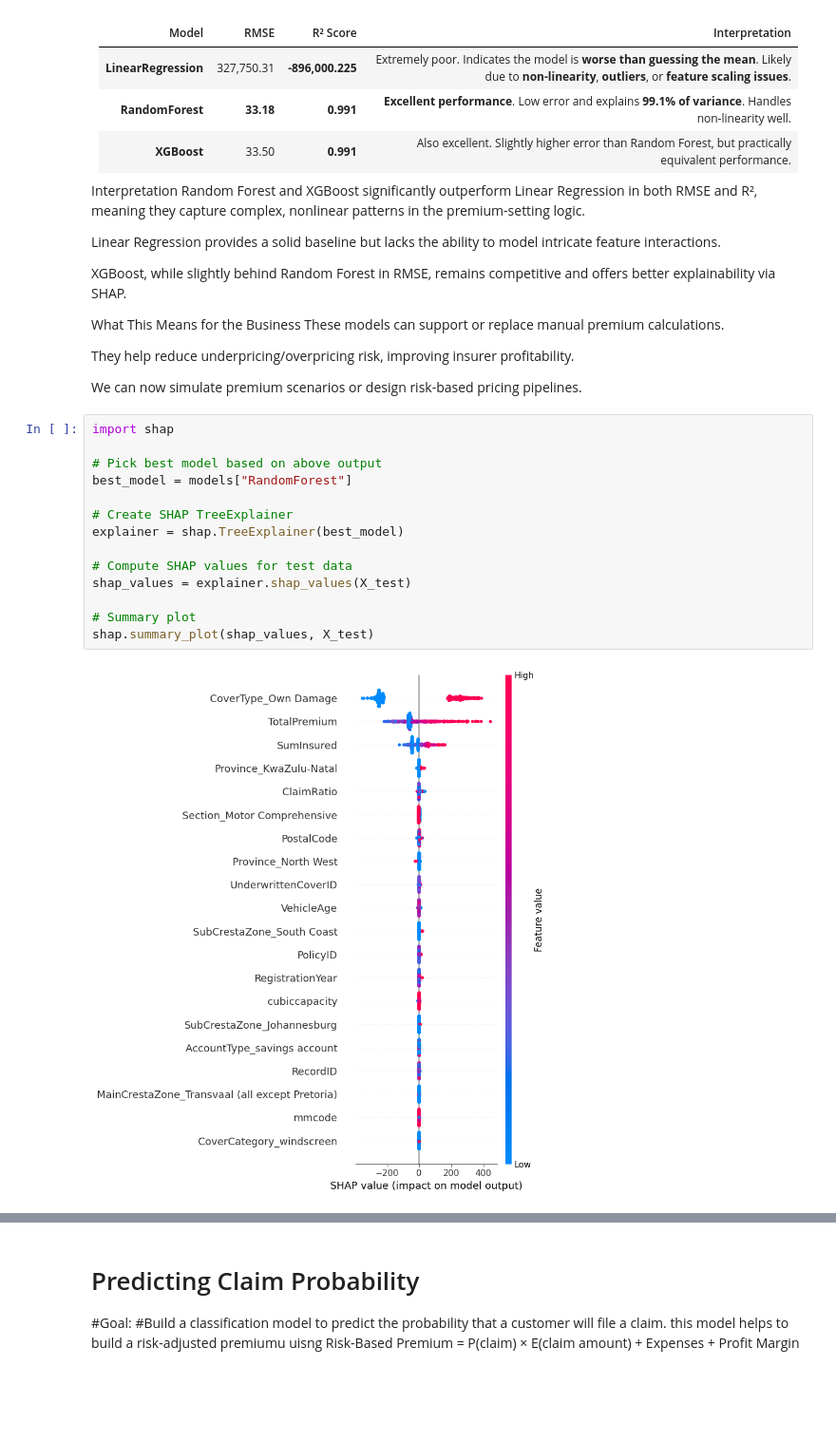
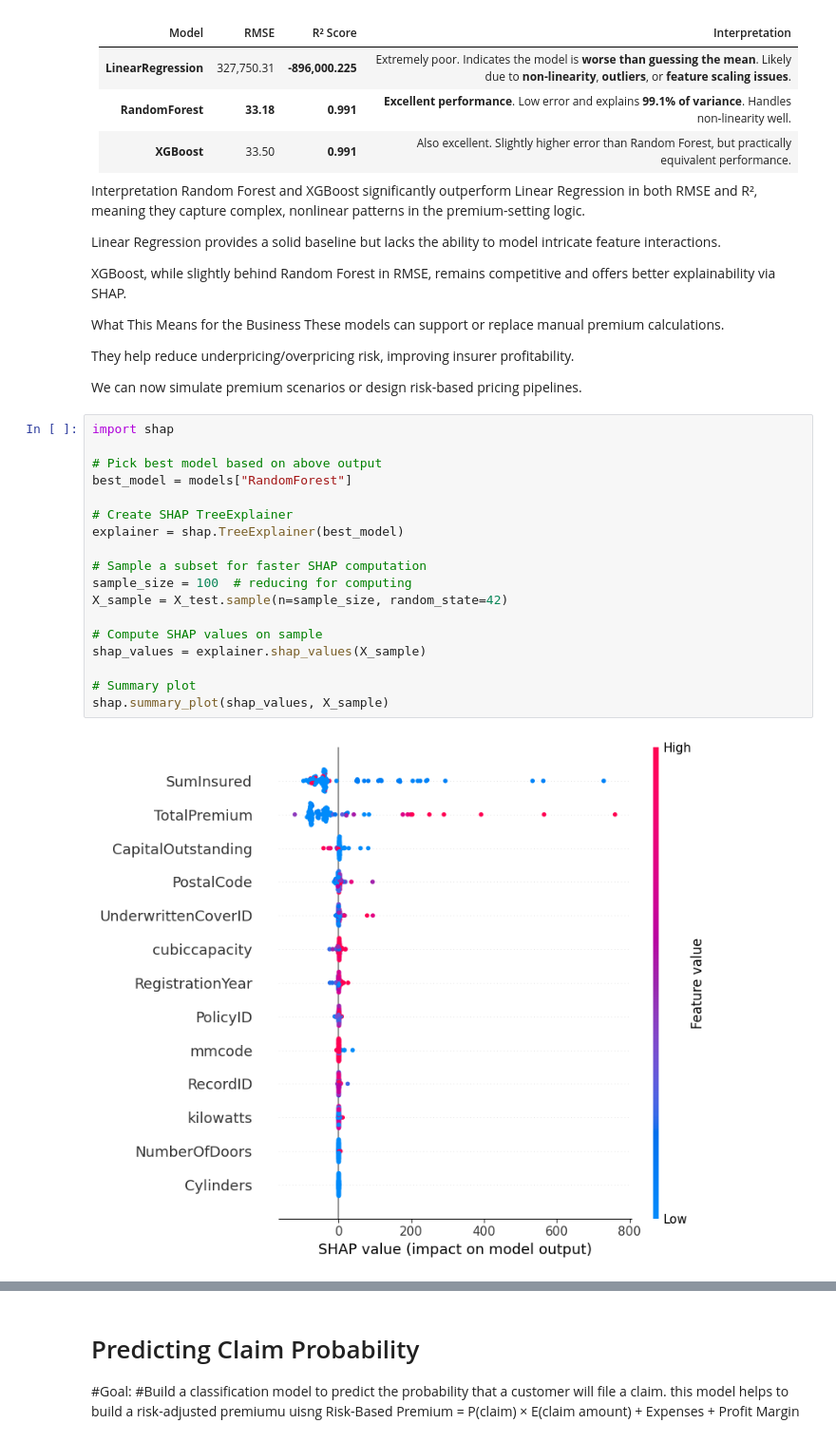
Before and after one commit to NuryeNigusMekonen/Insurance-Risk-Analytics---Predictive-Modeling-for-ACIS, a Jupyter notebook: notebooks/modeling.ipynb, the cells around one changed output, grey strips where cells are left out. Shown at 95% size. Saved outputs shown, nothing was run; the diff lists cells and outputs as text; blank space fills up the shorter version.

```diff
--- a/notebooks/modeling.ipynb
+++ b/notebooks/modeling.ipynb
@@ -277,22 +301,26 @@ These models can support or replace manual premium calculations.
 They help reduce underpricing/overpricing risk, improving insurer profitability.
 
 We can now simulate premium scenarios or design risk-based pricing pipelines.
-# %%
-import shap
-
-# Pick best model based on above output
-best_model = models["RandomForest"]
-
-# Create SHAP TreeExplainer
-explainer = shap.TreeExplainer(best_model)
-
-# Compute SHAP values for test data
-shap_values = explainer.shap_values(X_test)
-
-# Summary plot
-shap.summary_plot(shap_values, X_test)
-# %% [output]
-[figure, removed]
+# %%
+import shap
+
+# Pick best model based on above output
+best_model = models["RandomForest"]
+
+# Create SHAP TreeExplainer
+explainer = shap.TreeExplainer(best_model)
+
+# Sample a subset for faster SHAP computation
+sample_size = 100  # reducing for computing
+X_sample = X_test.sample(n=sample_size, random_state=42)
+
+# Compute SHAP values on sample
+shap_values = explainer.shap_values(X_sample)
+
+# Summary plot
+shap.summary_plot(shap_values, X_sample)
+# %% [output]
+[figure, added]
 # %%
 # For the first test sample
 sample_idx = 10
```
Also changed, not shown: parts of 20 cells of this notebook, 4 other files.
